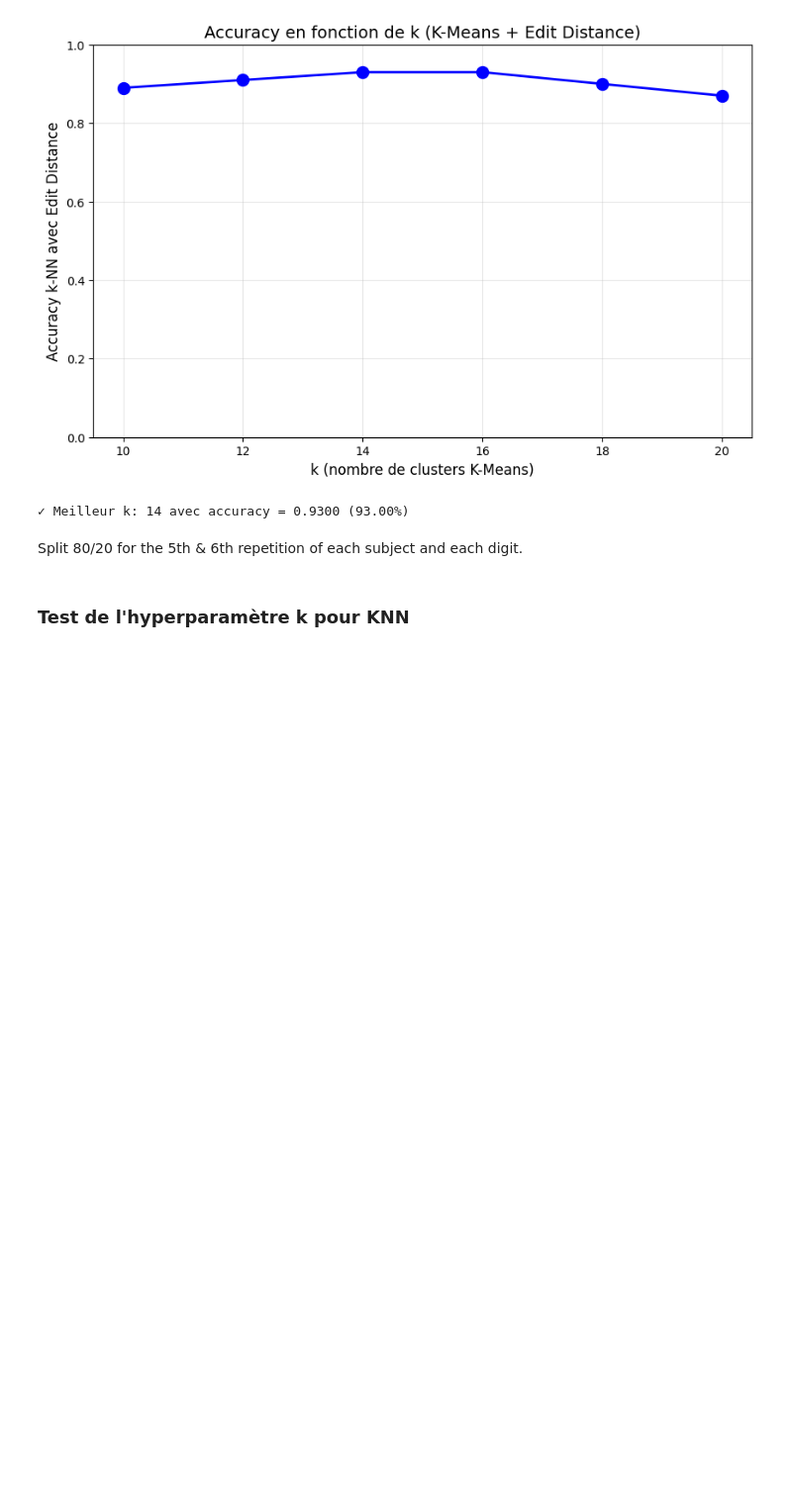
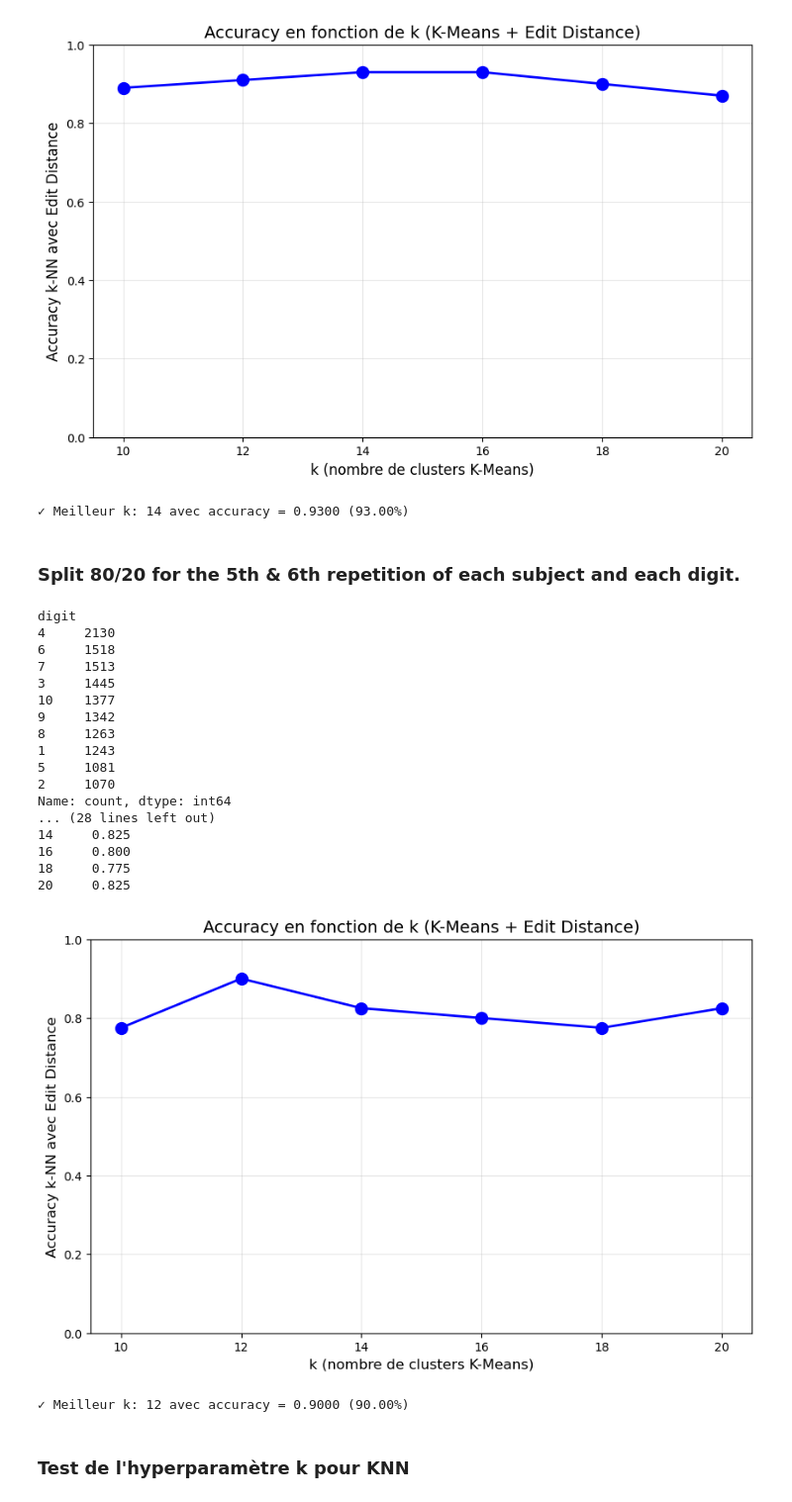
Before and after one commit to nmohymont/Gesture-Recognition-Project, a Jupyter notebook: Jpynb_Gesture_Recognition_project.ipynb, the cells around one changed output. Shown at 99% size. Drawn from its saved outputs; the diff is of its cells as text; code cells hidden in the pictures; blank space fills up the shorter version.

```diff
--- a/Jpynb_Gesture_Recognition_project.ipynb
+++ b/Jpynb_Gesture_Recognition_project.ipynb
@@ -660,7 +614,7 @@ Terminé ! Le dictionnaire downsampled est sauvegardé ici : c:\Users\lechef\One
 # %% [markdown]
 ### Application de l'édit distance
 # %%
-def knn(test_gesture, training_gestures, k= 5):
+def knn_edit_distance(test_gesture, training_gestures, k= 5):
     distances = []
 
     for train_gesture in training_gestures:
@@ -697,6 +659,7 @@ Par la suite on va tester la capacité du modèle à reconnaitre les gestes des
 # 1. Créer les dataframes de train et test
 # a faire varier entre df_domain 1, df_domain1_downsampled etc.
 # Train: répétitions 5, Test: répétitions 6
+
 df_train = df_domain1[df_domain1['repetition'] == 5].copy()
 df_test = df_domain1[df_domain1['repetition'] == 6].copy()
 
@@ -742,7 +705,7 @@ for k in k_values:
 
     for idx, test_row in df_test_mots.iterrows():
         test_gesture = test_row.to_dict()
-        prediction = knn(test_gesture, train_gestures, k=3)
+        prediction = knn_edit_distance(test_gesture, train_gestures, k=3)
 
         y_true.append(test_row['digit'])
         y_pred.append(prediction)
@@ -822,7 +785,7 @@ Valeurs de k à tester: [10, 12, 14, 16, 18, 20]
 [figure]
 ✓ Meilleur k: 14 avec accuracy = 0.9300 (93.00%)
 # %% [markdown]
-Split 80/20 for the 5th & 6th repetition of each subject and each digit.
+### Split 80/20 for the 5th & 6th repetition of each subject and each digit.
 # %%
 # ============================================================
 # Test hyperparamètre k pour K-Means avec Edit Distance
@@ -830,7 +793,7 @@ Split 80/20 for the 5th & 6th repetition of each subject and each digit.
 # ============================================================
 
 # 1. Isoler les répétitions 5 et 6
-df_subset = df_domain1[df_domain1['repetition'].isin([5, 6])].copy()
+df_subset = df_domain4_downsampled[df_domain4_downsampled['repetition'].isin([5, 6])].copy()
 
 print(df_subset['digit'].value_counts())
 
@@ -880,38 +843,58 @@ for k in k_values:
     train_gestures = df_train_mots.to_dict(orient='records')
 
     for _, test_row in df_test_mots.iterrows():
-        prediction = knn(test_row.to_dict(), train_gestures, k=3)
+        prediction = knn_edit_distance(test_row.to_dict(), train_gestures, k=3)
         y_true.append(test_row['digit'])
         y_pred.append(prediction)
 
     # E. Calculer l'accuracy
     accuracy = accuracy_score(y_true, y_pred)
     print(f"  Accuracy: {accuracy:.4f} ({accuracy*100:.2f}%)")
     results.append({'k': k, 'accuracy': accuracy})
 
     # 4. Résultats
 results_df = pd.DataFrame(results)
 print("\n" + "="*50)
 print("=== RÉSUMÉ DES RÉSULTATS ===")
 print("="*50)
 print(results_df.to_string(index=False))
 
 # 5. Visualisation
 plt.figure(figsize=(10, 6))
 plt.plot(results_df['k'], results_df['accuracy'], 'bo-', linewidth=2, markersize=10)
 plt.xlabel('k (nombre de clusters K-Means)', fontsize=12)
 plt.ylabel('Accuracy k-NN avec Edit Distance', fontsize=12)
 plt.title('Accuracy en fonction de k (K-Means + Edit Distance)', fontsize=14)
 plt.xticks(k_values)
 plt.grid(True, alpha=0.3)
 plt.ylim(0, 1)
 plt.show()
 
 # 6. Meilleur k
 best_idx = results_df['accuracy'].idxmax()
 best_k = results_df.loc[best_idx, 'k']
 best_accuracy = results_df.loc[best_idx, 'accuracy']
 print(f"\n✓ Meilleur k: {best_k} avec accuracy = {best_accuracy:.4f} ({best_accuracy*100:.2f}%)")
+# %% [output]
+digit
+4     2130
+6     1518
+7     1513
+3     1445
+10    1377
+9     1342
+8     1263
+1     1243
+5     1081
+2     1070
+Name: count, dtype: int64
+... (28 lines left out)
+14     0.825
+16     0.800
+18     0.775
+20     0.825
+[figure, added]
+✓ Meilleur k: 12 avec accuracy = 0.9000 (90.00%)
 # %% [markdown]
 ### Test de l'hyperparamètre k pour KNN
 # %%
```
Also changed, not shown: parts of 35 cells of this notebook, 1 other file.
